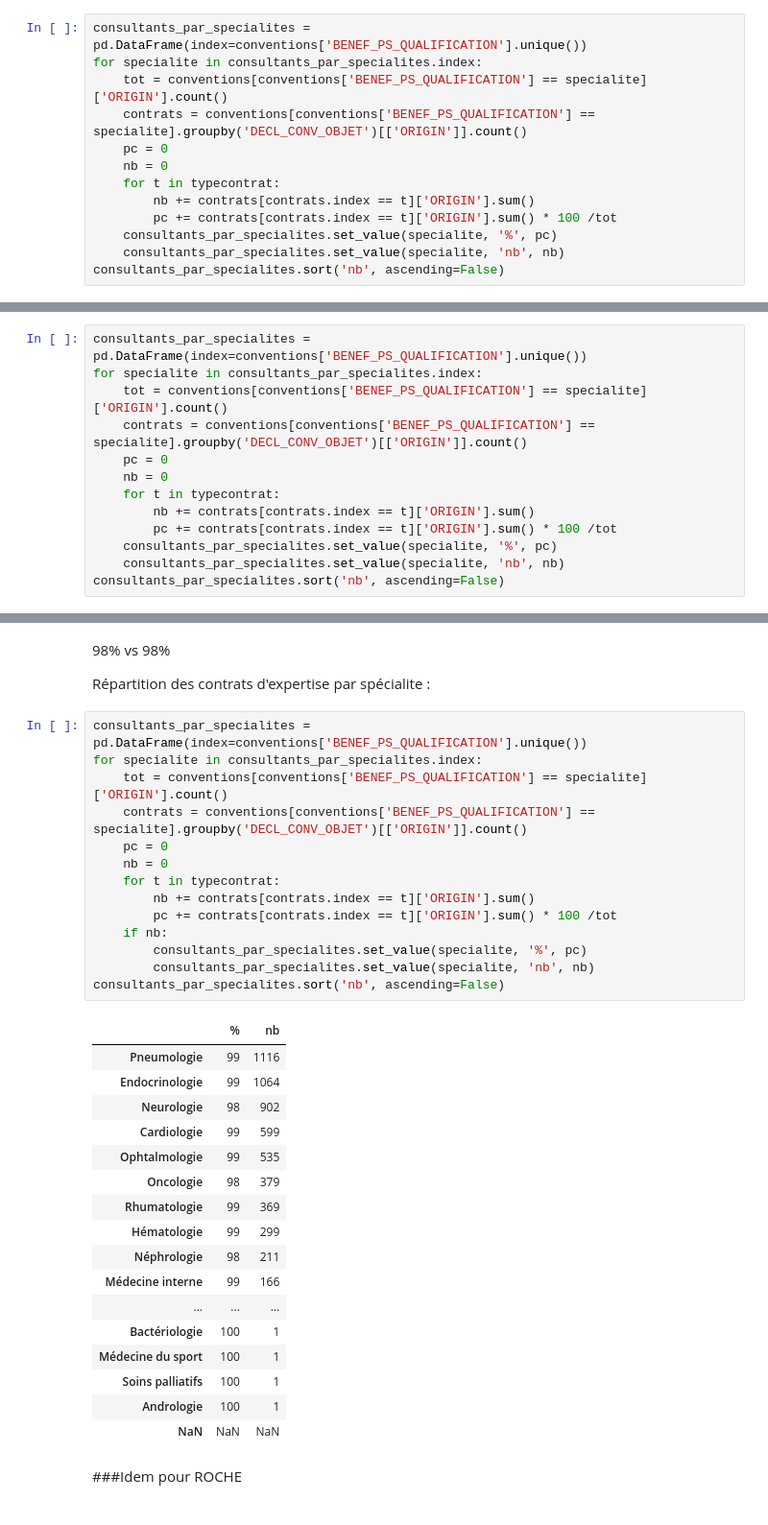
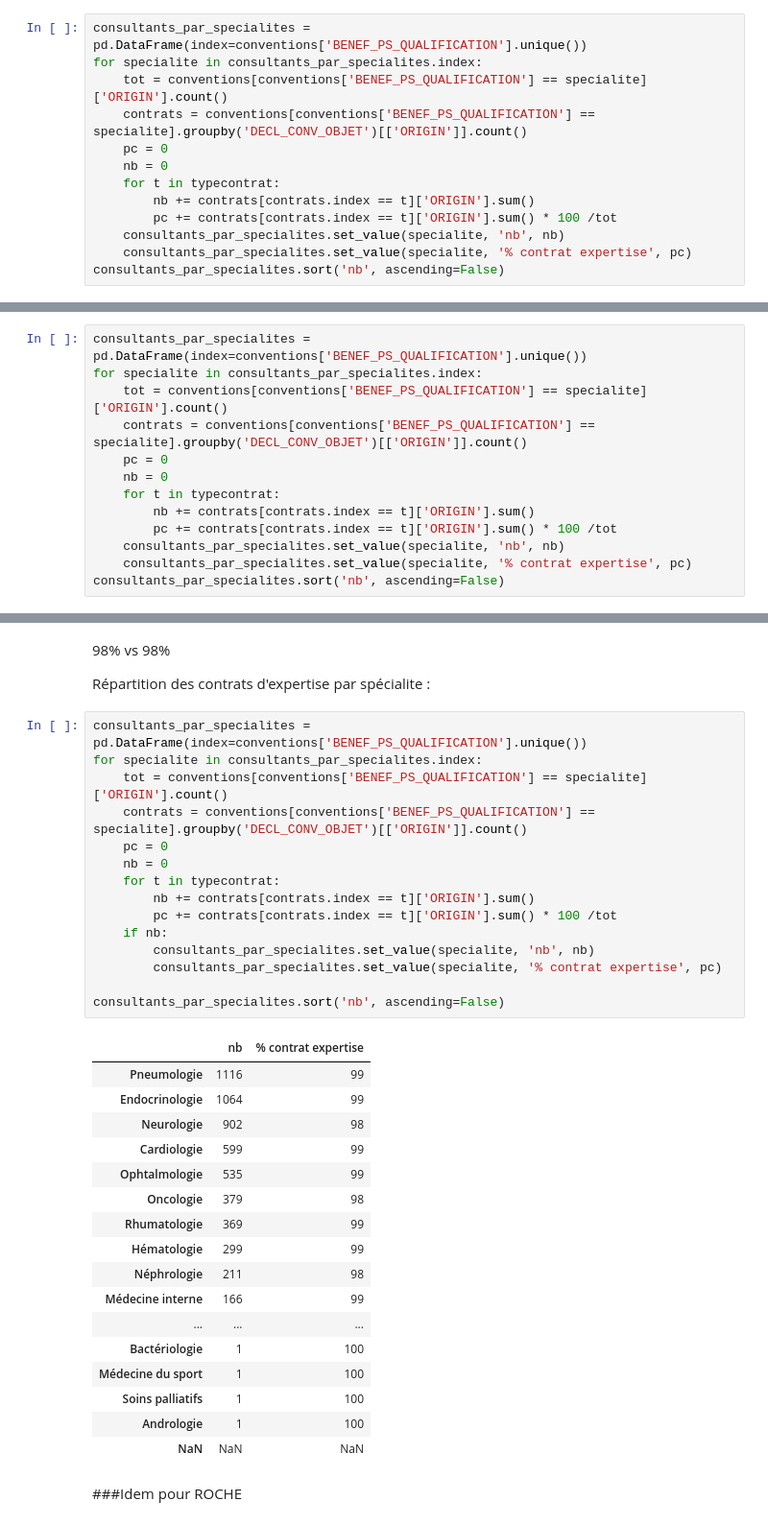
Before and after one commit to regardscitoyens/sunshine-data, a Jupyter notebook: exploitations/capa/capa.ipynb, the cells around one changed output, grey strips where cells are left out. Shown: that part at 96% size. Cells and saved outputs as stored; diff of their text form.

Commit message:
Libellé % mentionne contrats d'expertise

```diff
--- a/exploitations/capa/capa.ipynb
+++ b/exploitations/capa/capa.ipynb
@@ -555,7 +555,7 @@ for specialite in consultants_par_specialites.index:
     for t in typecontrat:
         nb += contrats[contrats.index == t]['ORIGIN'].sum()
         pc += contrats[contrats.index == t]['ORIGIN'].sum() * 100 /tot
-    consultants_par_specialites.set_value(specialite, '%', pc)
     consultants_par_specialites.set_value(specialite, 'nb', nb)
+    consultants_par_specialites.set_value(specialite, '% contrat expertise', pc)
 consultants_par_specialites.sort('nb', ascending=False)
 # %% [output]
@@ -621,7 +621,7 @@ for specialite in consultants_par_specialites.index:
     for t in typecontrat:
         nb += contrats[contrats.index == t]['ORIGIN'].sum()
         pc += contrats[contrats.index == t]['ORIGIN'].sum() * 100 /tot
-    consultants_par_specialites.set_value(specialite, '%', pc)
     consultants_par_specialites.set_value(specialite, 'nb', nb)
+    consultants_par_specialites.set_value(specialite, '% contrat expertise', pc)
 consultants_par_specialites.sort('nb', ascending=False)
 # %% [output]
@@ -678,34 +678,35 @@ Répartition des contrats d'expertise par spécialite :
 # %%
 consultants_par_specialites = pd.DataFrame(index=conventions['BENEF_PS_QUALIFICATION'].unique())
 for specialite in consultants_par_specialites.index:
     tot = conventions[conventions['BENEF_PS_QUALIFICATION'] == specialite]['ORIGIN'].count()
     contrats = conventions[conventions['BENEF_PS_QUALIFICATION'] == specialite].groupby('DECL_CONV_OBJET')[['ORIGIN']].count()
     pc = 0
     nb = 0
     for t in typecontrat:
         nb += contrats[contrats.index == t]['ORIGIN'].sum()
         pc += contrats[contrats.index == t]['ORIGIN'].sum() * 100 /tot
     if nb:
-        consultants_par_specialites.set_value(specialite, '%', pc)
         consultants_par_specialites.set_value(specialite, 'nb', nb)
+        consultants_par_specialites.set_value(specialite, '% contrat expertise', pc)
+
 consultants_par_specialites.sort('nb', ascending=False)
 # %% [output]
-|  | % | nb |
-| Pneumologie | 99 | 1116 |
-| Endocrinologie | 99 | 1064 |
-| Neurologie | 98 | 902 |
-| Cardiologie | 99 | 599 |
-| Ophtalmologie | 99 | 535 |
-| Oncologie | 98 | 379 |
-| Rhumatologie | 99 | 369 |
-| Hématologie | 99 | 299 |
-| Néphrologie | 98 | 211 |
-| Médecine interne | 99 | 166 |
+|  | nb | % contrat expertise |
+| Pneumologie | 1116 | 99 |
+| Endocrinologie | 1064 | 99 |
+| Neurologie | 902 | 98 |
+| Cardiologie | 599 | 99 |
+| Ophtalmologie | 535 | 99 |
+| Oncologie | 379 | 98 |
+| Rhumatologie | 369 | 99 |
+| Hématologie | 299 | 99 |
+| Néphrologie | 211 | 98 |
+| Médecine interne | 166 | 99 |
 | ... | ... | ... |
-| Bactériologie | 100 | 1 |
-| Médecine du sport | 100 | 1 |
-| Soins palliatifs | 100 | 1 |
-| Andrologie | 100 | 1 |
+| Bactériologie | 1 | 100 |
+| Médecine du sport | 1 | 100 |
+| Soins palliatifs | 1 | 100 |
+| Andrologie | 1 | 100 |
 | NaN | NaN | NaN |
 # %% [markdown]
 ###Idem pour ROCHE
```
Also changed, not shown: parts of 3 cells of this notebook, 1 other file.
